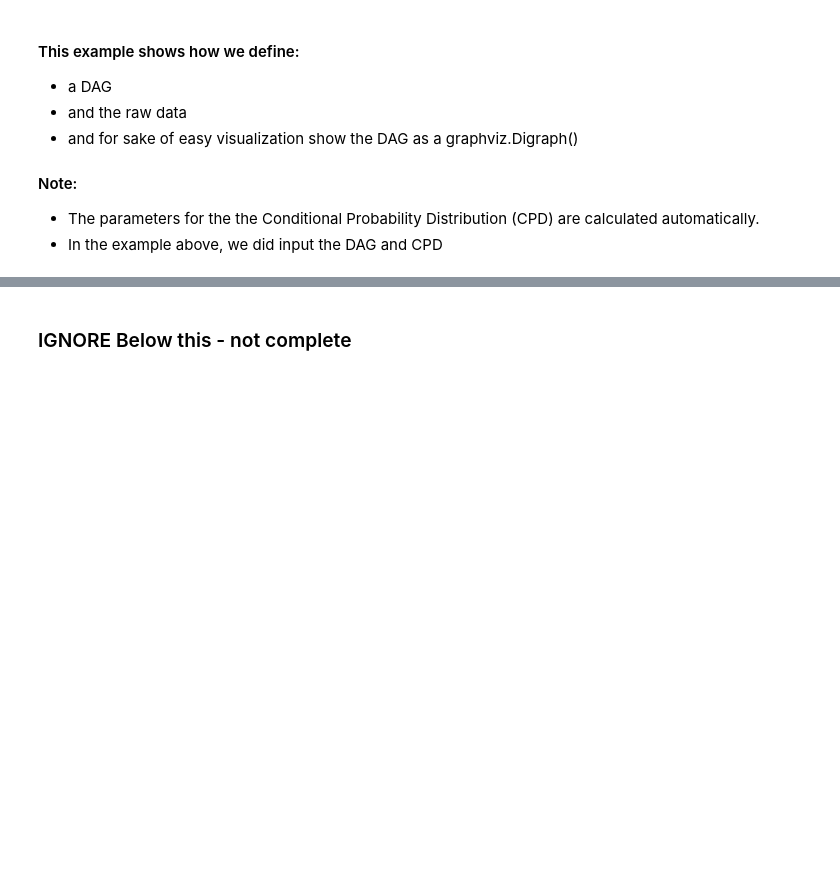
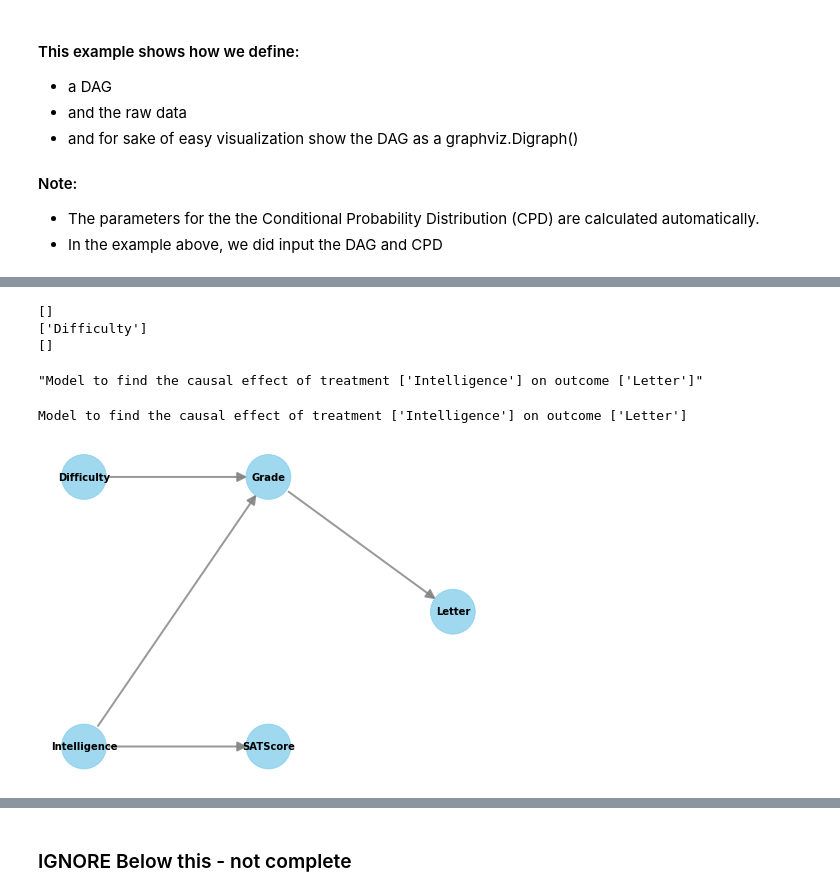
Before and after one commit to bjoydeep/causal-analytics, a Jupyter notebook: introduction.ipynb, the cells around one changed output, grey strips where cells are left out. Saved outputs shown, nothing was run; the diff lists cells and outputs as text; code cells hidden in the pictures; blank space fills up the shorter version.

```diff
--- a/introduction.ipynb
+++ b/introduction.ipynb
@@ -411,0 +457,16 @@ random
+# %%
+print(model.get_common_causes())
+print(model.get_effect_modifiers())
+print(model.get_instruments())
+model.summary()
+# %% [output]
+[]
+['Difficulty']
+[]
+"Model to find the causal effect of treatment ['Intelligence'] on outcome ['Letter']"
+# %%
+model.interpret()
+#model.view_model()
+# %% [output]
+Model to find the causal effect of treatment ['Intelligence'] on outcome ['Letter']
+[figure, added]
```
Also changed, not shown: parts of 22 cells of this notebook, 1 other file.
